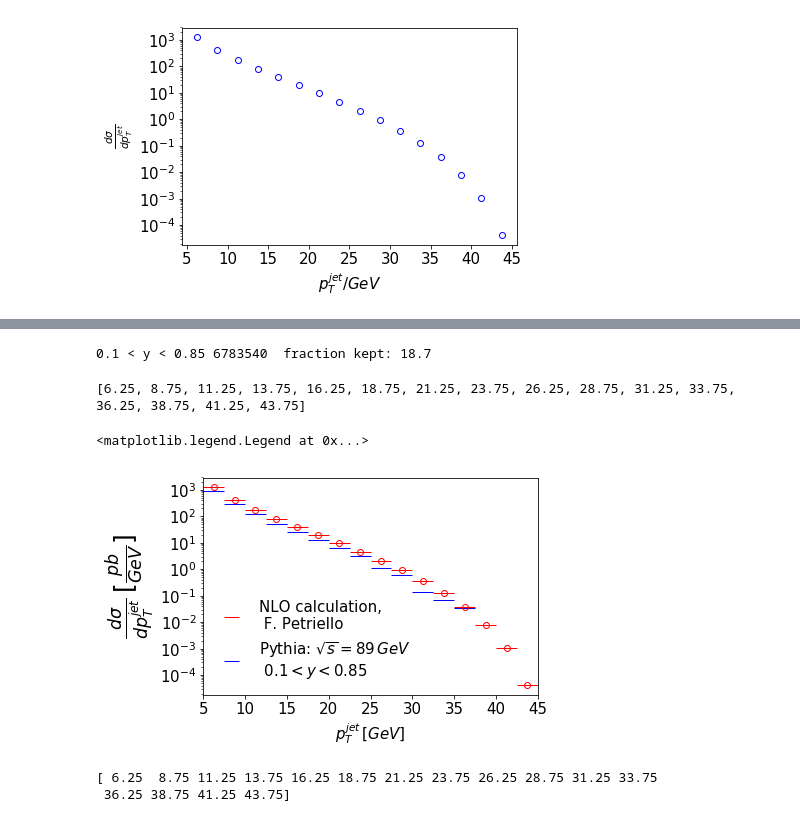
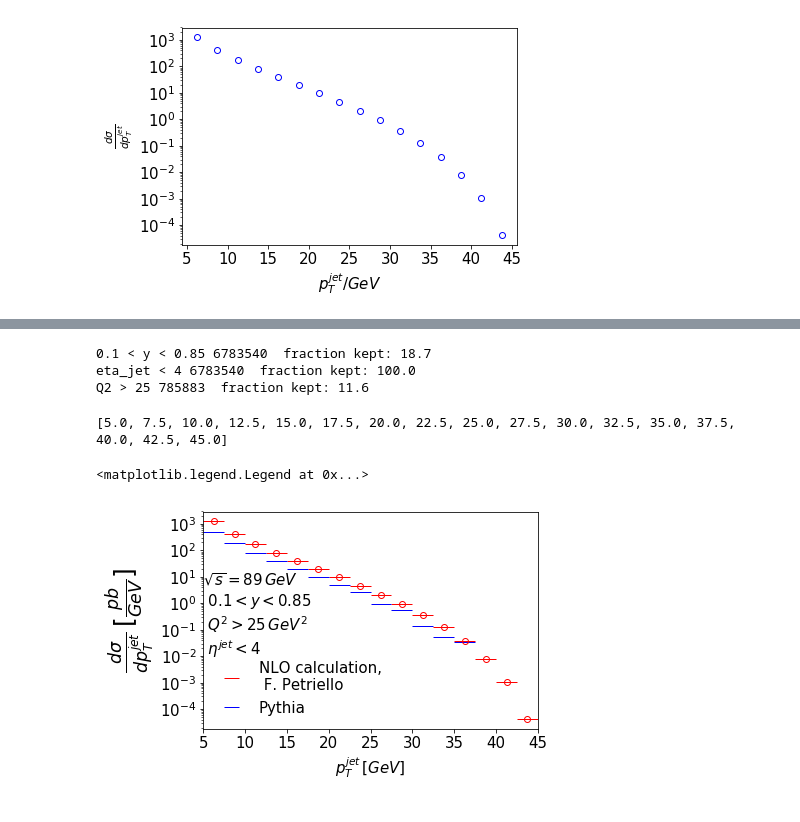
Before and after one commit to y-song/notebooks, a Jupyter notebook: pt_jet_theory.ipynb, the cells around one changed output, grey strips where cells are left out. Saved outputs shown, nothing was run; the diff lists cells and outputs as text; code cells hidden in the pictures.

Commit message:
Now with both dsigma/dpT and dsigma*10fb-1/dpT, both having bin widths divided. Also applied Q2 > 25 GeV2 cut to Pythia curve

```diff
--- a/pt_jet_theory.ipynb
+++ b/pt_jet_theory.ipynb
@@ -60,7 +60,11 @@ Processed $HOME/EIC/output/102.root in 37.7 seconds
 # %%
 c = applyCut(a, '0.1 < y < 0.85', '0.1 < y < 0.85')
+c = applyCut(c, 'eta_jet < 4', 'eta_jet < 4')
+c = applyCut(c, 'Q2 > 25', 'Q2 > 25')
 # %% [output]
 0.1 < y < 0.85 6783540  fraction kept: 18.7
+eta_jet < 4 6783540  fraction kept: 100.0
+Q2 > 25 785883  fraction kept: 11.6
 # %%
 def plot1d(df, var, low, high, interval, xlabel, yscale, label):
 
@@ -80,20 +83,19 @@ def plot1d(df, var, low, high, interval, xlabel, yscale, label):
     return y
+# %%
+print toArrayFloat(5, 45, 2.5)
+# %% [output]
+[5.0, 7.5, 10.0, 12.5, 15.0, 17.5, 20.0, 22.5, 25.0, 27.5, 30.0, 32.5, 35.0, 37.5, 40.0, 42.5, 45.0]
 # %%
 plt.plot(pt, xsec, 'ro', fillstyle='none')
 plt.errorbar(pt, xsec, xerr=1.25, fmt='none', color='r', elinewidth=1, label='NLO calculation, \n F. Petriello')
-y = plot1d(c, 'pt_jet', 5, 45, 2.5,'$p_T^{jet} \, [GeV]$','log','Pythia: $\sqrt{s} = 89 \, GeV$ \n $0.1 < y < 0.85$')
+y = plot1d(c, 'pt_jet', 5, 45, 2.5,'$p_T^{jet} \, [GeV]$','log','Pythia')
+plt.text(5, 0.01, '$\sqrt{s} = 89 \, GeV$ \n $0.1 < y < 0.85$ \n $Q^2 > 25 \, GeV^2$ \n $\eta^{jet} < 4$', fontsize=15)
 plt.yscale('log')
 plt.xlim(left=5, right=45)
 plt.ylabel(r'$\frac{d\sigma}{dp_T^{jet}} \, [\frac{pb}{GeV}]$', fontsize=25)
 plt.xticks(fontsize=15)
 plt.yticks(fontsize=15)
 plt.legend(prop={'size': 15}, frameon=False, loc='lower left')
 # %% [output]
-[6.25, 8.75, 11.25, 13.75, 16.25, 18.75, 21.25, 23.75, 26.25, 28.75, 31.25, 33.75, 36.25, 38.75, 41.25, 43.75]
+<matplotlib.legend.Legend at 0x...>
-<matplotlib.legend.Legend at 0x...>
-[figure, old version]
+[figure, new version]
-# %%
-print pt
-# %% [output]
-[ 6.25  8.75 11.25 13.75 16.25 18.75 21.25 23.75 26.25 28.75 31.25 33.75
- 36.25 38.75 41.25 43.75]
```
Also changed, not shown: parts of 6 cells of this notebook.
